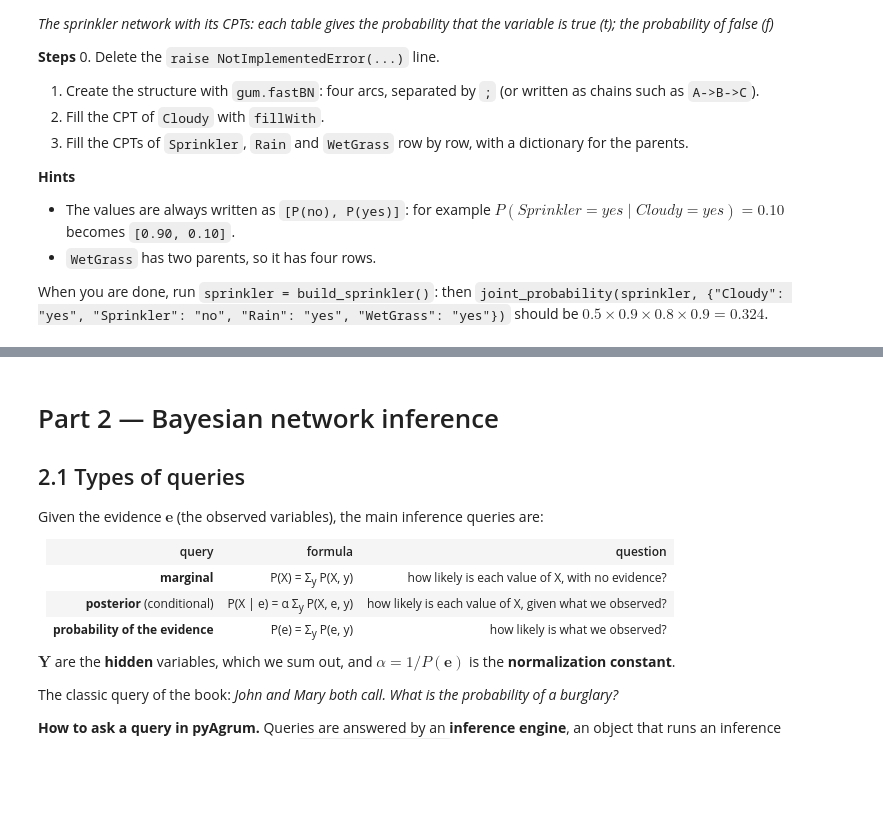
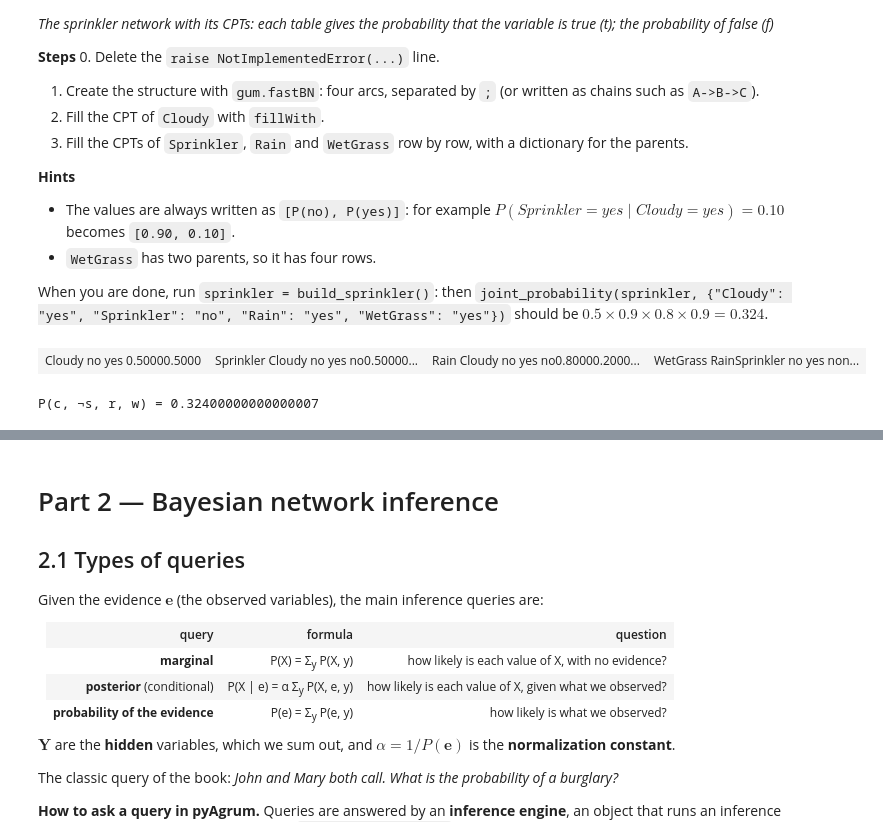
Before and after one commit to alessiomodonesi/Python-Exercises, a Jupyter notebook: AI_MSc/lab3/Lab3.ipynb, the cells around one changed output, grey strips where cells are left out. Cells and saved outputs as stored; diff of their text form; code cells hidden in the pictures; blank space fills up the shorter version.

```diff
--- a/AI_MSc/lab3/Lab3.ipynb
+++ b/AI_MSc/lab3/Lab3.ipynb
@@ -257,23 +259,44 @@ Complete the function `build_sprinkler` so that it builds and returns the networ
 - `WetGrass` has two parents, so it has four rows.
 
 When you are done, run `sprinkler = build_sprinkler()`: then `joint_probability(sprinkler, {"Cloudy": "yes", "Sprinkler": "no", "Rain": "yes", "WetGrass": "yes"})` should be $0.5 \times 0.9 \times 0.8 \times 0.9 = 0.324$.
-# %%
-def build_sprinkler():
-    raise NotImplementedError("Complete build_sprinkler")   # TODO: delete this line
-    sprinkler = gum.fastBN(...)      # TODO: structure (4 arcs)
-
-    # TODO: CPT of Cloudy
-    # TODO: CPT of Sprinkler (2 rows)
-    # TODO: CPT of Rain (2 rows)
-    # TODO: CPT of WetGrass (4 rows)
-    return sprinkler
+# %%
+def build_sprinkler():
+    # TODO: structure (4 arcs)
+    sprinkler = gum.fastBN("Cloudy{no|yes} -> Sprinkler{no|yes};"
+                           "Cloudy{no|yes} -> Rain{no|yes};"
+                           "Sprinkler{no|yes} -> WetGrass{no|yes};"
+                           "Rain{no|yes} -> WetGrass{no|yes}")
+
+    # TODO: CPT of Cloudy
+    sprinkler.cpt("Cloudy").fillWith([0.50, 0.50])
+
+    # TODO: CPT of Sprinkler (2 rows)
+    sprinkler.cpt("Sprinkler")[{"Cloudy": "yes"}] = [0.90, 0.10]
+    sprinkler.cpt("Sprinkler")[{"Cloudy": "no"}] = [0.50, 0.50]
+
+    # TODO: CPT of Rain (2 rows)
+    sprinkler.cpt("Rain")[{"Cloudy": "yes"}] = [0.20, 0.80]
+    sprinkler.cpt("Rain")[{"Cloudy": "no"}] = [0.80, 0.20]
+
+    # TODO: CPT of WetGrass (4 rows)
+    sprinkler.cpt("WetGrass")[{"Sprinkler": "yes", "Rain": "yes"}] = [0.01, 0.99]
+    sprinkler.cpt("WetGrass")[{"Sprinkler": "yes", "Rain": "no"}] = [0.10, 0.90]
+    sprinkler.cpt("WetGrass")[{"Sprinkler": "no", "Rain": "yes"}] = [0.10, 0.90]
+    sprinkler.cpt("WetGrass")[{"Sprinkler": "no", "Rain": "no"}] = [1.0, 0.0]
+
+    gnb.sideBySide(sprinkler.cpt("Cloudy"), sprinkler.cpt("Sprinkler"), sprinkler.cpt("Rain"), sprinkler.cpt("WetGrass"))
+    return sprinkler
 # %%
 # compute the joint probability and display the bayesian network structure
 # TODO: build the network with build_sprinkler() and store it in the variable sprinkler
-# sprinkler = ...
+sprinkler = build_sprinkler()
 
 # TODO: print the joint probability of {"Cloudy": "yes", "Sprinkler": "no", "Rain": "yes", "WetGrass": "yes"}
-# print(joint_probability(...))
+assignment = {"Cloudy": "yes", "Sprinkler": "no", "Rain": "yes", "WetGrass": "yes"}
+print("P(c, ¬s, r, w) =", joint_probability(sprinkler, assignment))
 
 # TODO: draw the structure of the network with show_bn
-# show_bn(...)
+show_bn(sprinkler)
+# %% [output]
+| Cloudy no yes 0.50000.5000 | Sprinkler Cloudy no yes no0.50000... | Rain Cloudy no yes no0.80000.2000... | WetGrass RainSprinkler no yes non... |
+P(c, ¬s, r, w) = 0.32400000000000007
```
Also changed, not shown: parts of 14 cells of this notebook.
